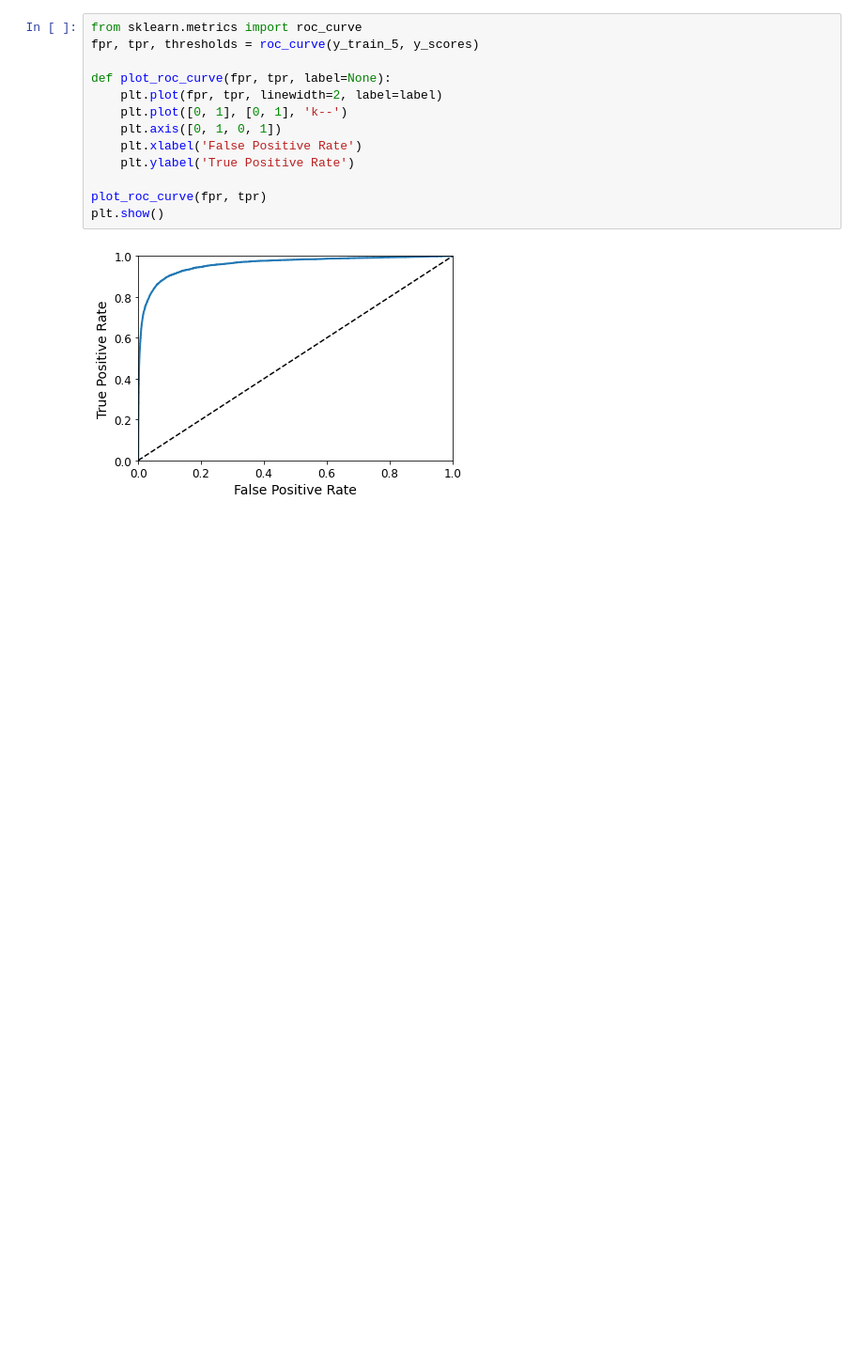
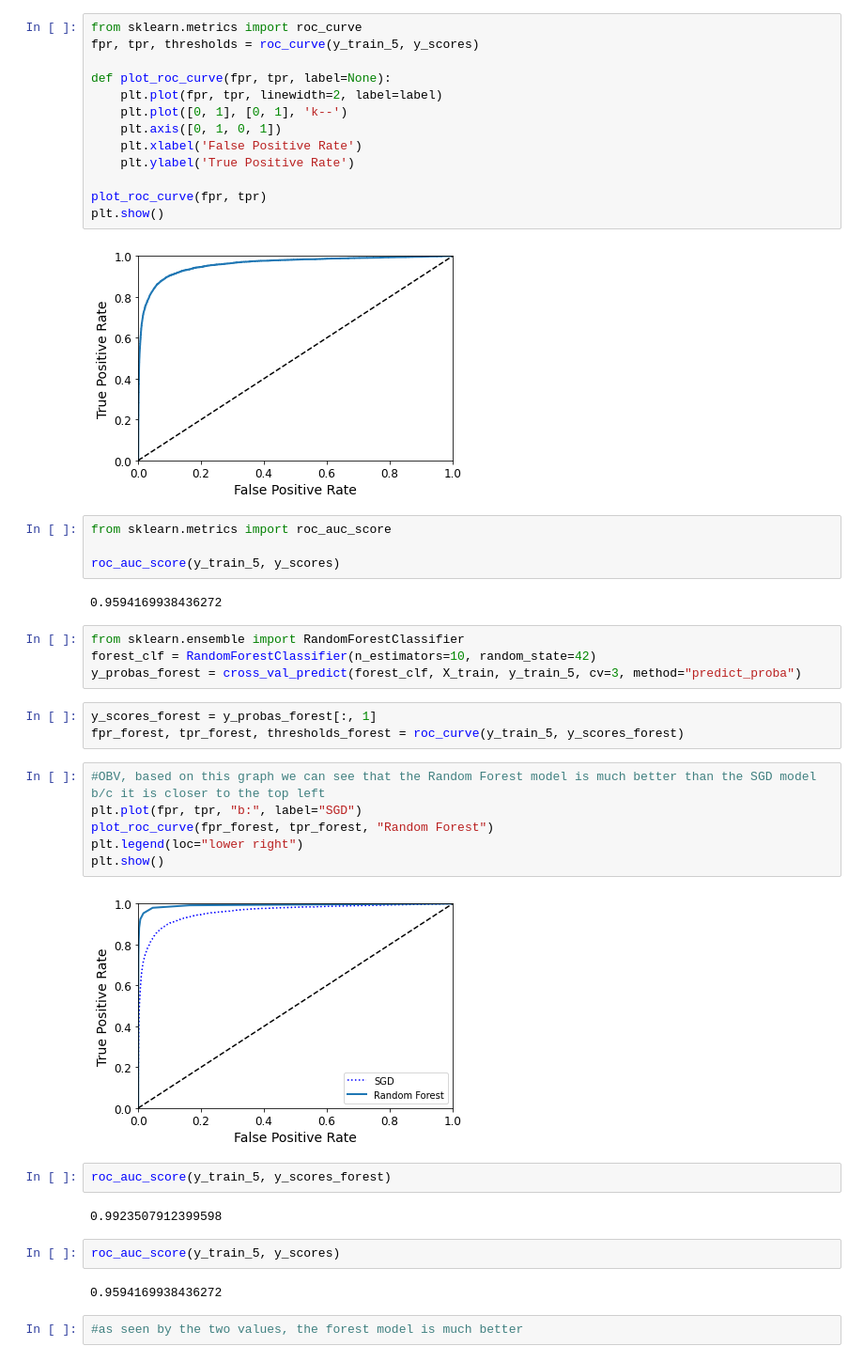
Before and after one commit to BraedenCu/Single-Class-Classification-and-Evaluation-MNIST-, a Jupyter notebook: Single Class Classification and Evaluation (MNIST).ipynb, the cells around one changed output. Shown at 94% size. Drawn from its saved outputs; the diff is of its cells as text; blank space fills up the shorter version.

```diff
--- a/Single Class Classification and Evaluation (MNIST).ipynb
+++ b/Single Class Classification and Evaluation (MNIST).ipynb
@@ -200,3 +200,34 @@ plot_roc_curve(fpr, tpr)
 plt.show()
 # %% [output]
 [figure]
+# %%
+from sklearn.metrics import roc_auc_score
+
+roc_auc_score(y_train_5, y_scores)
+# %% [output]
+0.9594169938436272
+# %%
+from sklearn.ensemble import RandomForestClassifier
+forest_clf = RandomForestClassifier(n_estimators=10, random_state=42)
+y_probas_forest = cross_val_predict(forest_clf, X_train, y_train_5, cv=3, method="predict_proba")
+# %%
+y_scores_forest = y_probas_forest[:, 1]
+fpr_forest, tpr_forest, thresholds_forest = roc_curve(y_train_5, y_scores_forest)
+# %%
+#OBV, based on this graph we can see that the Random Forest model is much better than the SGD model b/c it is closer to the top left
+plt.plot(fpr, tpr, "b:", label="SGD")
+plot_roc_curve(fpr_forest, tpr_forest, "Random Forest")
+plt.legend(loc="lower right")
+plt.show()
+# %% [output]
+[figure, added]
+# %%
+roc_auc_score(y_train_5, y_scores_forest)
+# %% [output]
+0.9923507912399598
+# %%
+roc_auc_score(y_train_5, y_scores)
+# %% [output]
+0.9594169938436272
+# %%
+#as seen by the two values, the forest model is much better
```
